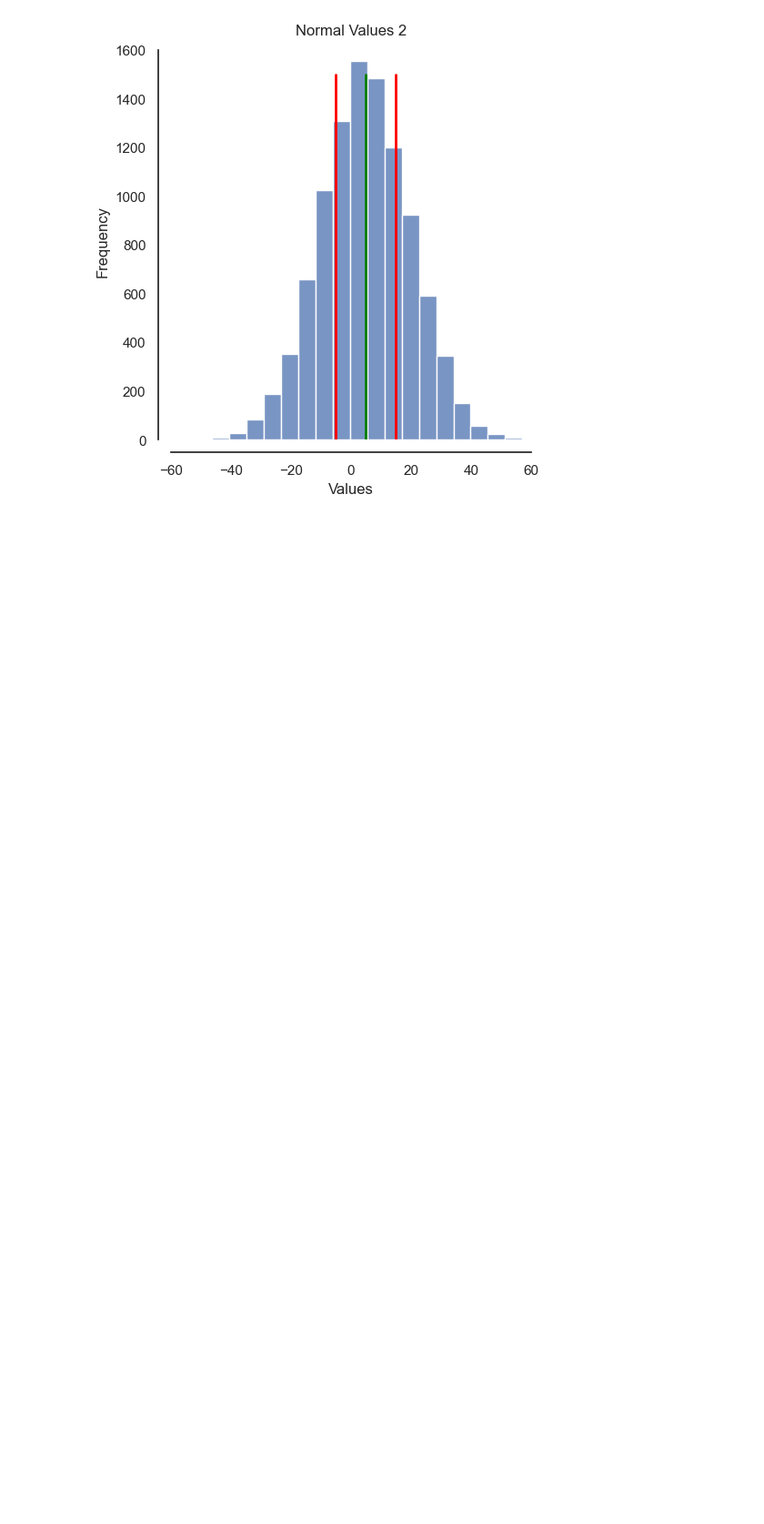
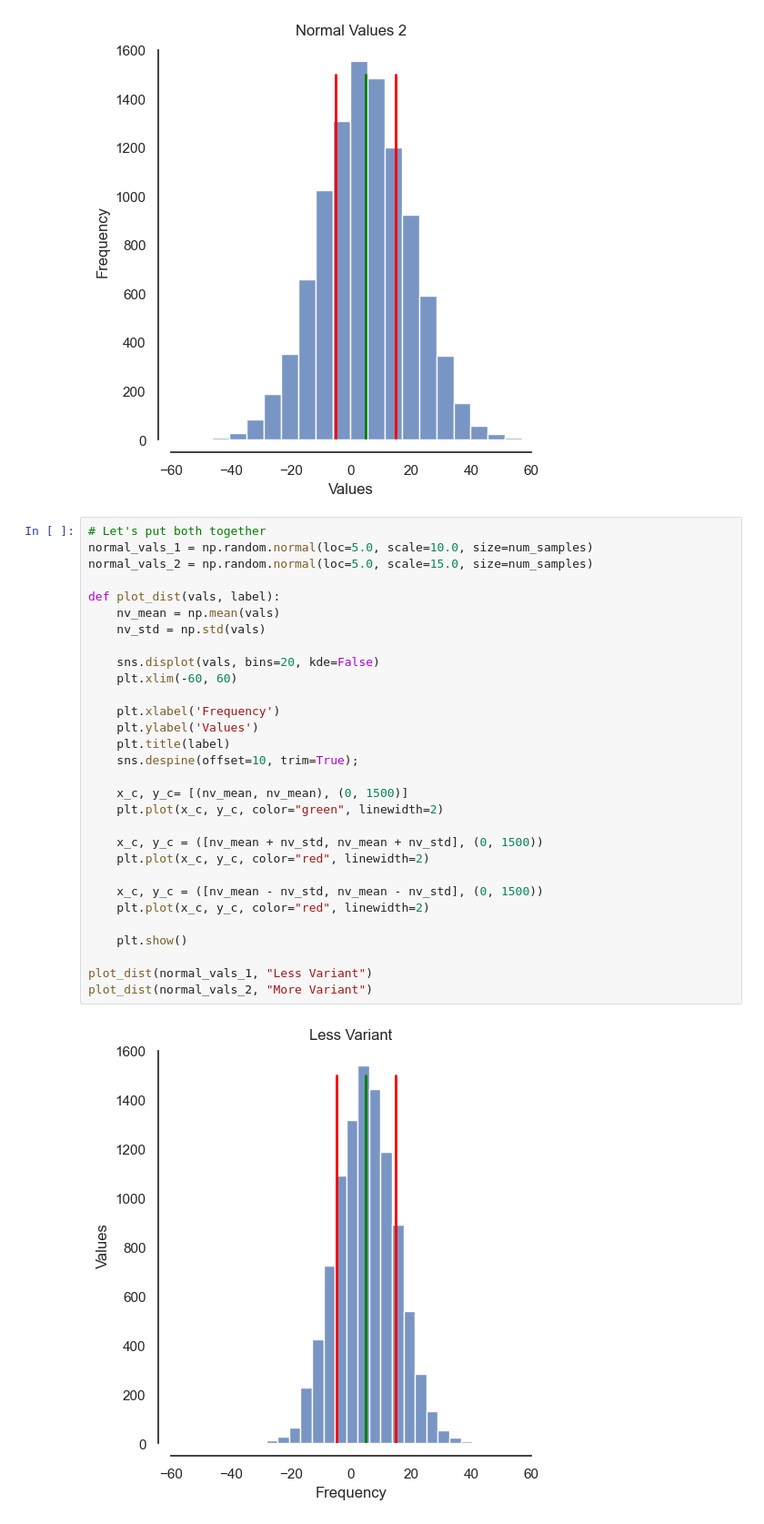
Before and after one commit to shafaq-aslam/statistics-prob, a Jupyter notebook: 04_Dispersion.ipynb, the cells around one changed output. Shown at 91% size. Saved outputs shown, nothing was run; the diff lists cells and outputs as text; blank space fills up the shorter version.

```diff
--- a/04_Dispersion.ipynb
+++ b/04_Dispersion.ipynb
@@ -116,3 +116,35 @@ plt.plot(x_c, y_c, color='red', linewidth=2)
 plt.show()
 # %% [output]
 [figure]
+# %%
+# Let's put both together
+normal_vals_1 = np.random.normal(loc=5.0, scale=10.0, size=num_samples)
+normal_vals_2 = np.random.normal(loc=5.0, scale=15.0, size=num_samples)
+
+def plot_dist(vals, label):
+    nv_mean = np.mean(vals)
+    nv_std = np.std(vals)
+
+    sns.displot(vals, bins=20, kde=False)
+    plt.xlim(-60, 60)
+
+    plt.xlabel('Frequency')
+    plt.ylabel('Values')
+    plt.title(label)
+    sns.despine(offset=10, trim=True);
+
+    x_c, y_c= [(nv_mean, nv_mean), (0, 1500)]
+    plt.plot(x_c, y_c, color="green", linewidth=2)
+
+    x_c, y_c = ([nv_mean + nv_std, nv_mean + nv_std], (0, 1500))
+    plt.plot(x_c, y_c, color="red", linewidth=2)
+
+    x_c, y_c = ([nv_mean - nv_std, nv_mean - nv_std], (0, 1500))
+    plt.plot(x_c, y_c, color="red", linewidth=2)
+
+    plt.show()
+
+plot_dist(normal_vals_1, "Less Variant")
+plot_dist(normal_vals_2, "More Variant")
+# %% [output]
+[figure, added]
```
Also changed, not shown: parts of 1 cell of this notebook.
